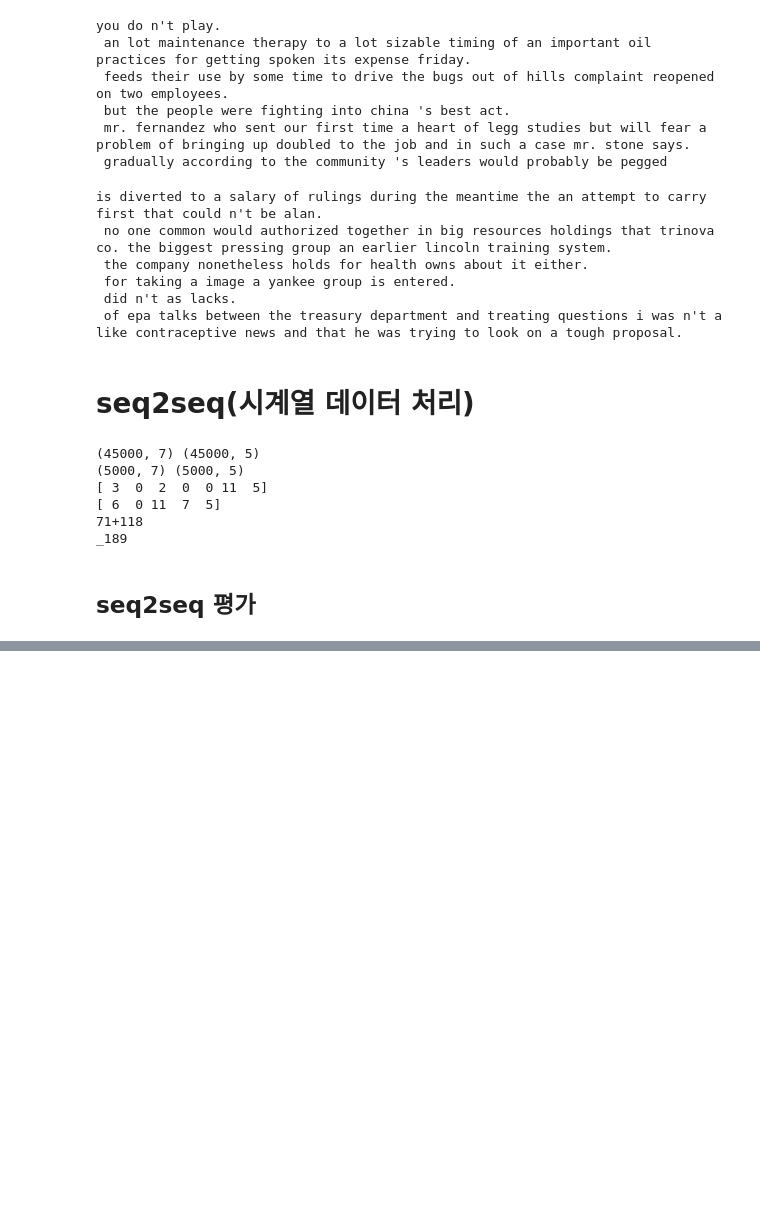
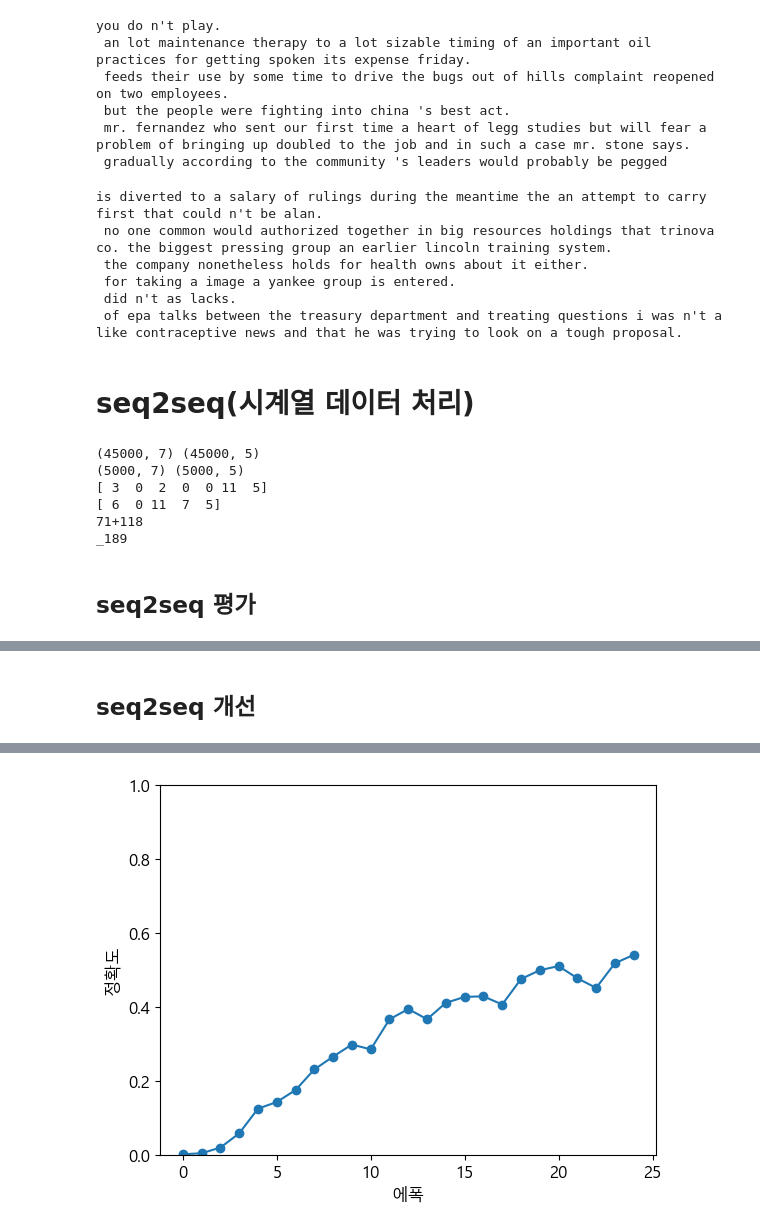
Before and after one commit to sunohk/NLP_practice, a Jupyter notebook: ch07/RnnlmGen.ipynb, the cells around one changed output, grey strips where cells are left out. Saved outputs shown, nothing was run; the diff lists cells and outputs as text; code cells hidden in the pictures; blank space fills up the shorter version.

Commit message:
'reverse_

```diff
--- a/ch07/RnnlmGen.ipynb
+++ b/ch07/RnnlmGen.ipynb
@@ -299,3 +299,78 @@ O 236
 ---
 검증 정확도 11.260%
 [figure]
+# %% [markdown]
+## seq2seq 개선
+# %%
+#<입력 데이터 반전>
+
+# coding: utf-8
+import sys
+sys.path.append('..')
+import numpy as np
+import matplotlib.pyplot as plt
+import matplotlib
+import matplotlib.font_manager as fm
+font_path = 'C:/Windows/Fonts/malgun.ttf'
+font_name = fm.FontProperties(fname=font_path, size=10).get_name()
+plt.rc('font', family=font_name, size=12)
+from dataset import sequence
+from common.optimizer import Adam
+from common.trainer import Trainer
+from common.util import eval_seq2seq
+from seq2seq import Seq2seq
+# from peeky_seq2seq import PeekySeq2seq
+
+
+# 데이터셋 읽기
+(x_train, t_train), (x_test, t_test) = sequence.load_data('addition.txt')
+char_to_id, id_to_char = sequence.get_vocab()
+
+# 입력 반전 여부 설정 =============================================
+is_reverse = True
+if is_reverse:
+    x_train, x_test = x_train[:, ::-1], x_test[:, ::-1]
+# ================================================================
+
+# 하이퍼파라미터 설정
+vocab_size = len(char_to_id)
+wordvec_size = 16
+hideen_size = 128
+batch_size = 128
+max_epoch = 25
+max_grad = 5.0
+
+# 일반 혹은 엿보기(Peeky) 설정 =====================================
+model = Seq2seq(vocab_size, wordvec_size, hideen_size)
+# model = PeekySeq2seq(vocab_size, wordvec_size, hideen_size)
+# ================================================================
+optimizer = Adam()
+trainer = Trainer(model, optimizer)
+
+reverse_acc_list = []
+for epoch in range(max_epoch):
+    trainer.fit(x_train, t_train, max_epoch=1,
+                batch_size=batch_size, max_grad=max_grad, eval_interval=150)
+
+    correct_num = 0
+    for i in range(len(x_test)):
+        question, correct = x_test[[i]], t_test[[i]]
+        verbose = i < 10
+        correct_num += eval_seq2seq(model, question, correct,
+                                    id_to_char, verbose, is_reverse)
+
+    acc = float(correct_num) / len(x_test)
+    reverse_acc_list.append(acc)
+    print('검증 정확도 %.3f%%' % (acc * 100))
+
+# 그래프 그리기
+x_reverse = np.arange(len(reverse_acc_list))
+plt.plot(x_reverse, reverse_acc_list, marker='o')
+plt.xlabel('에폭')
+plt.ylabel('정확도')
+plt.ylim(0, 1.0)
+plt.show()
+
+## 결과 해석
+# 기존(데이터 반전하지 않음)보다 정확도가 개선되었음(11%->54% = 정확도 390% 향상)
+# %% [output]
@@ -301,0 +394 @@ O 236
+[figure, added]
```
Also changed, not shown: parts of 4 cells of this notebook, 1 other file.
